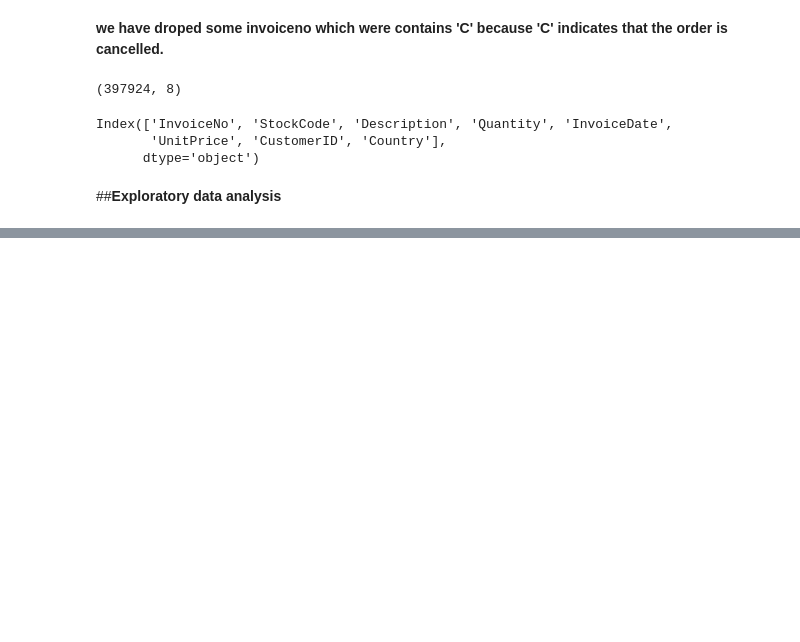
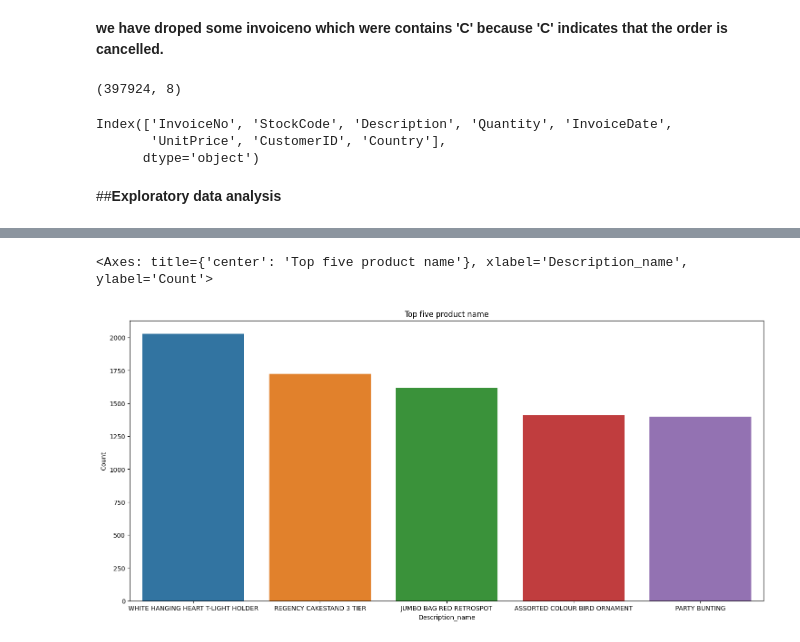
Before and after one commit to Saddam705/Online_retail_customer_segmentati, a Jupyter notebook: Online_retail_customer_segmentation.ipynb, the cells around one changed output, grey strips where cells are left out. Cells and saved outputs as stored; diff of their text form; code cells hidden in the pictures; blank space fills up the shorter version.

```diff
--- a/Online_retail_customer_segmentation.ipynb
+++ b/Online_retail_customer_segmentation.ipynb
@@ -152,0 +164,5 @@ Index(['InvoiceNo', 'StockCode', 'Description', 'Quantity', 'InvoiceDate',
+# %%
+description_df = df['Description'].value_counts().reset_index()
+description_df.rename(columns={'index':'Description_name'},inplace=True)
+description_df.rename(columns={'Description':'Count'},inplace=True)
+description_df.head()
@@ -152,0 +185,7 @@ Index(['InvoiceNo', 'StockCode', 'Description', 'Quantity', 'InvoiceDate',
+# %%
+plt.figure(figsize=(18,8))
+plt.title("Top five product name")
+sns.barplot(x='Description_name',y='Count',data=description_df[:5])
+# %% [output]
+<Axes: title={'center': 'Top five product name'}, xlabel='Description_name', ylabel='Count'>
+[figure, added]
```
Also changed, not shown: parts of 50 cells of this notebook.
